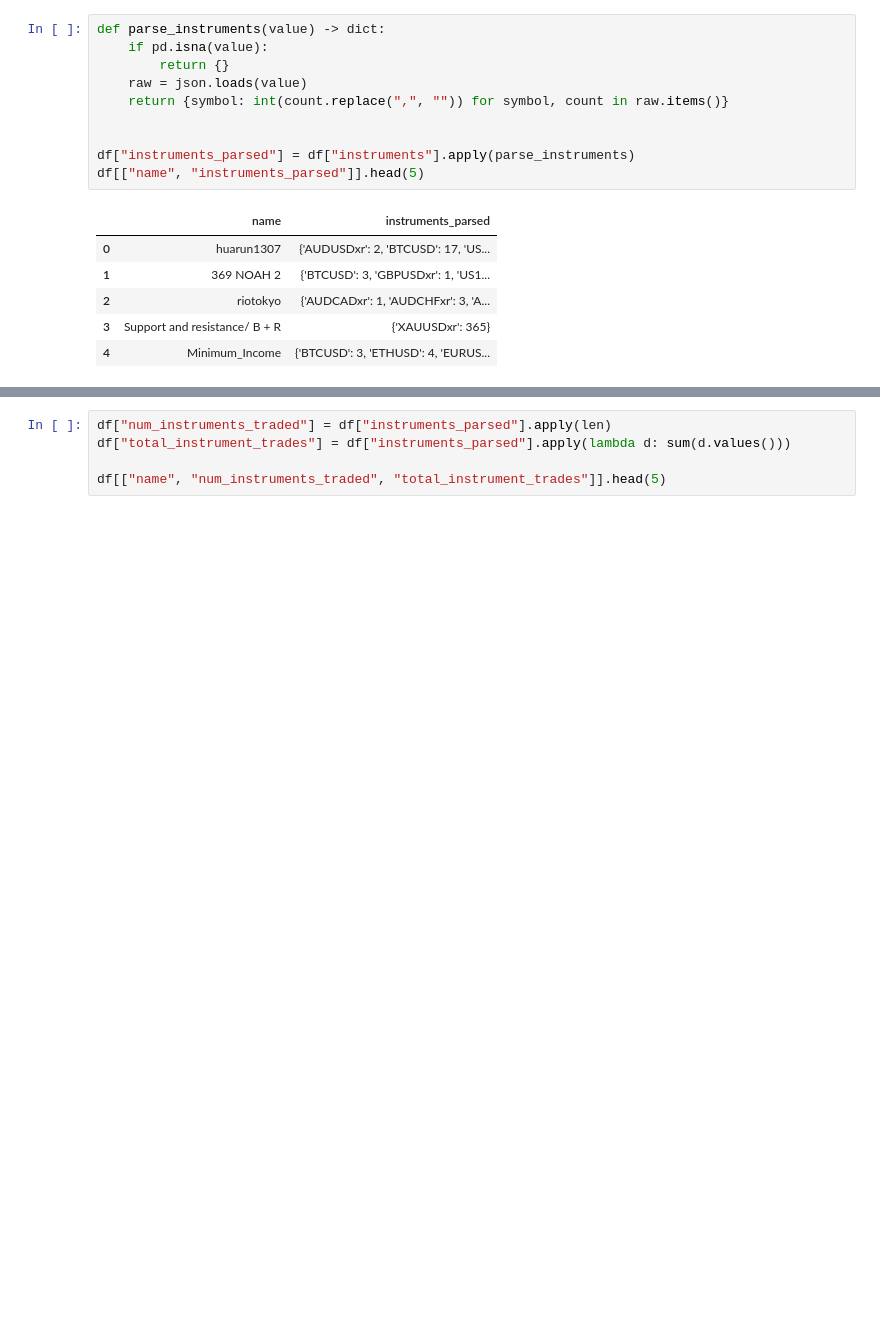
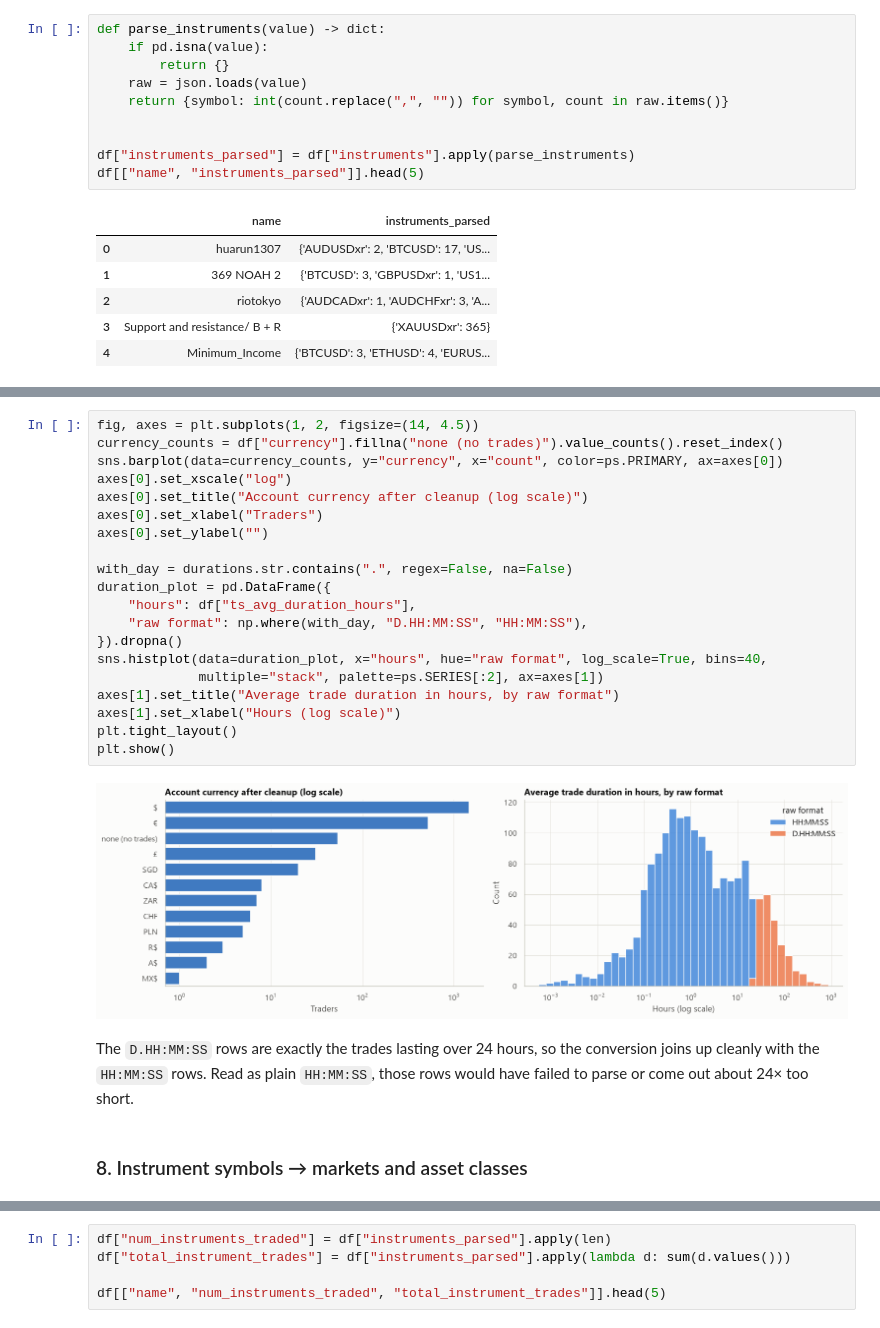
Before and after one commit to EdinsonLeandro/copy-trading, a Jupyter notebook: analysis/fpmarkets/01_data_quality.ipynb, the cells around one changed output, grey strips where cells are left out. Cells and saved outputs as stored; diff of their text form; blank space fills up the shorter version.

```diff
--- a/analysis/fpmarkets/01_data_quality.ipynb
+++ b/analysis/fpmarkets/01_data_quality.ipynb
@@ -202,0 +314,26 @@ df[["name", "trade_statistics_parsed"]].head(5)
+# %%
+fig, axes = plt.subplots(1, 2, figsize=(14, 4.5))
+currency_counts = df["currency"].fillna("none (no trades)").value_counts().reset_index()
+sns.barplot(data=currency_counts, y="currency", x="count", color=ps.PRIMARY, ax=axes[0])
+axes[0].set_xscale("log")
+axes[0].set_title("Account currency after cleanup (log scale)")
+axes[0].set_xlabel("Traders")
+axes[0].set_ylabel("")
+
+with_day = durations.str.contains(".", regex=False, na=False)
+duration_plot = pd.DataFrame({
+    "hours": df["ts_avg_duration_hours"],
+    "raw format": np.where(with_day, "D.HH:MM:SS", "HH:MM:SS"),
+}).dropna()
+sns.histplot(data=duration_plot, x="hours", hue="raw format", log_scale=True, bins=40,
+             multiple="stack", palette=ps.SERIES[:2], ax=axes[1])
+axes[1].set_title("Average trade duration in hours, by raw format")
+axes[1].set_xlabel("Hours (log scale)")
+plt.tight_layout()
+plt.show()
+# %% [output]
+[figure, added]
+# %% [markdown]
+The `D.HH:MM:SS` rows are exactly the trades lasting over 24 hours, so the conversion joins up cleanly with the `HH:MM:SS` rows. Read as plain `HH:MM:SS`, those rows would have failed to parse or come out about 24× too short.
+# %% [markdown]
+### 8. Instrument symbols → markets and asset classes
```
Also changed, not shown: parts of 53 cells of this notebook, 20 other files.
